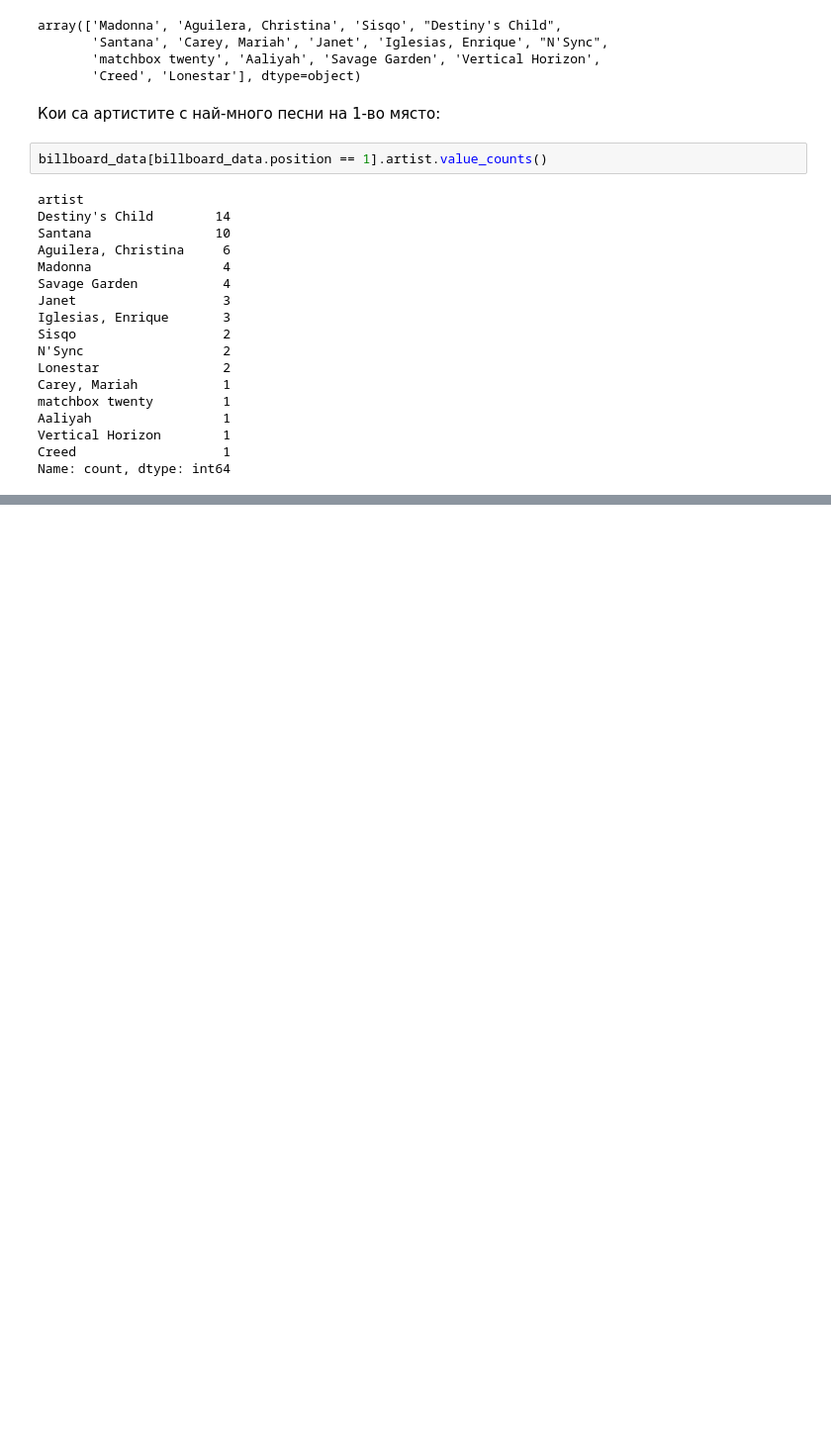
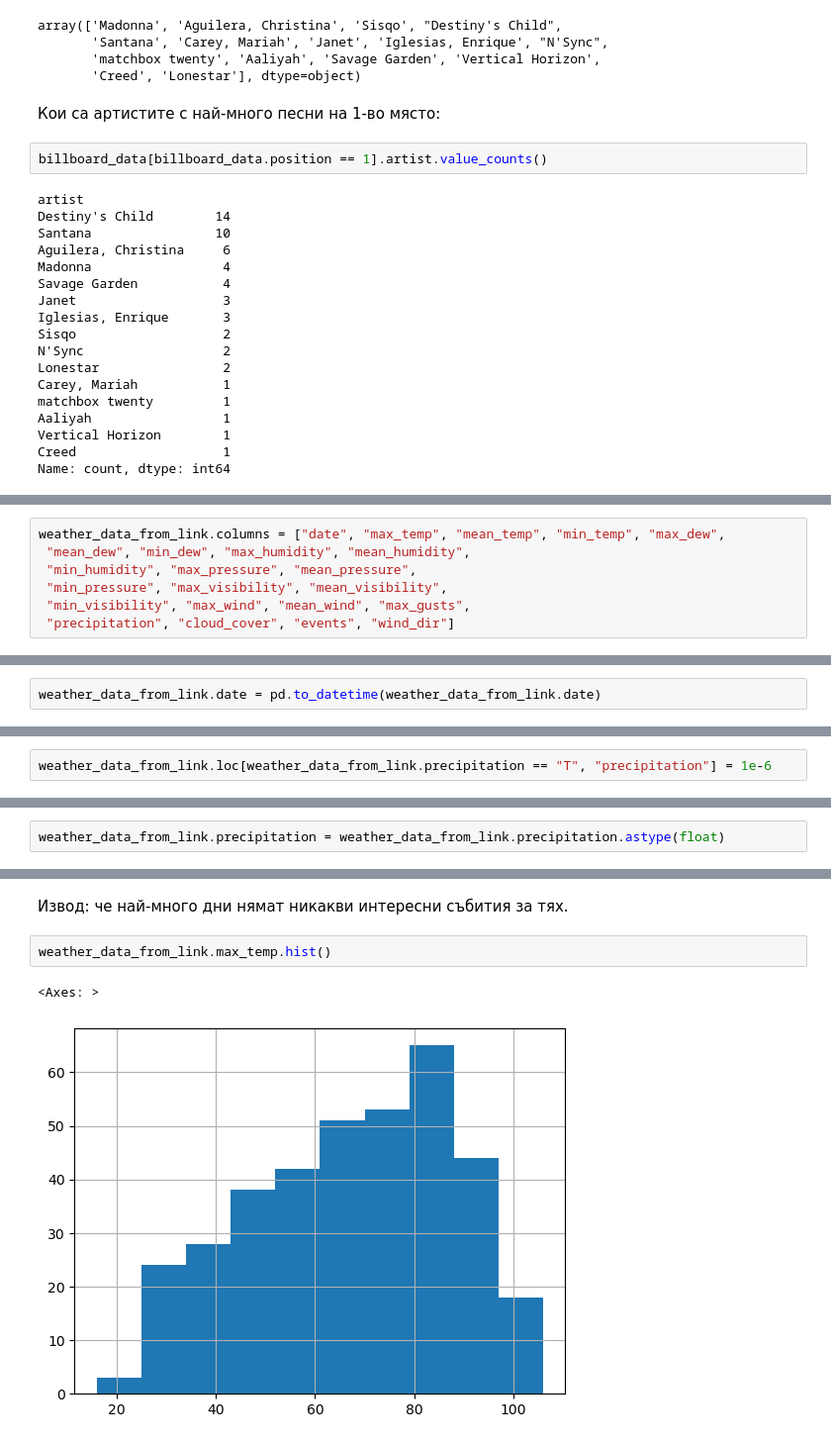
Before and after one commit to GalkaKG/Data-Science, a Jupyter notebook: 02. Data Tidying and Cleaning/Data Tidying and Cleaning.ipynb, the cells around one changed output, grey strips where cells are left out. Shown at 99% size. Drawn from its saved outputs; the diff is of its cells as text; blank space fills up the shorter version.

```diff
--- a/02. Data Tidying and Cleaning/Data Tidying and Cleaning.ipynb
+++ b/02. Data Tidying and Cleaning/Data Tidying and Cleaning.ipynb
@@ -1188,0 +1233,7 @@ Name: count, dtype: int64
+# %%
+weather_data_from_link.columns = ["date", "max_temp", "mean_temp", "min_temp", "max_dew",
+ "mean_dew", "min_dew", "max_humidity", "mean_humidity",
+ "min_humidity", "max_pressure", "mean_pressure",
+ "min_pressure", "max_visibility", "mean_visibility",
+ "min_visibility", "max_wind", "mean_wind", "max_gusts",
+ "precipitation", "cloud_cover", "events", "wind_dir"]
@@ -1188,0 +1256,2 @@ Name: count, dtype: int64
+# %%
+weather_data_from_link.date = pd.to_datetime(weather_data_from_link.date)
@@ -1188,0 +1269,2 @@ Name: count, dtype: int64
+# %%
+weather_data_from_link.loc[weather_data_from_link.precipitation == "T", "precipitation"] = 1e-6
@@ -1188,0 +1284,2 @@ Name: count, dtype: int64
+# %%
+weather_data_from_link.precipitation = weather_data_from_link.precipitation.astype(float)
@@ -1188,0 +1329,7 @@ Name: count, dtype: int64
+# %% [markdown]
+Извод: че най-много дни нямат никакви интересни събития за тях.
+# %%
+weather_data_from_link.max_temp.hist()
+# %% [output]
+<Axes: >
+[figure, added]
```
Also changed, not shown: parts of 28 cells of this notebook, 1 other file.
